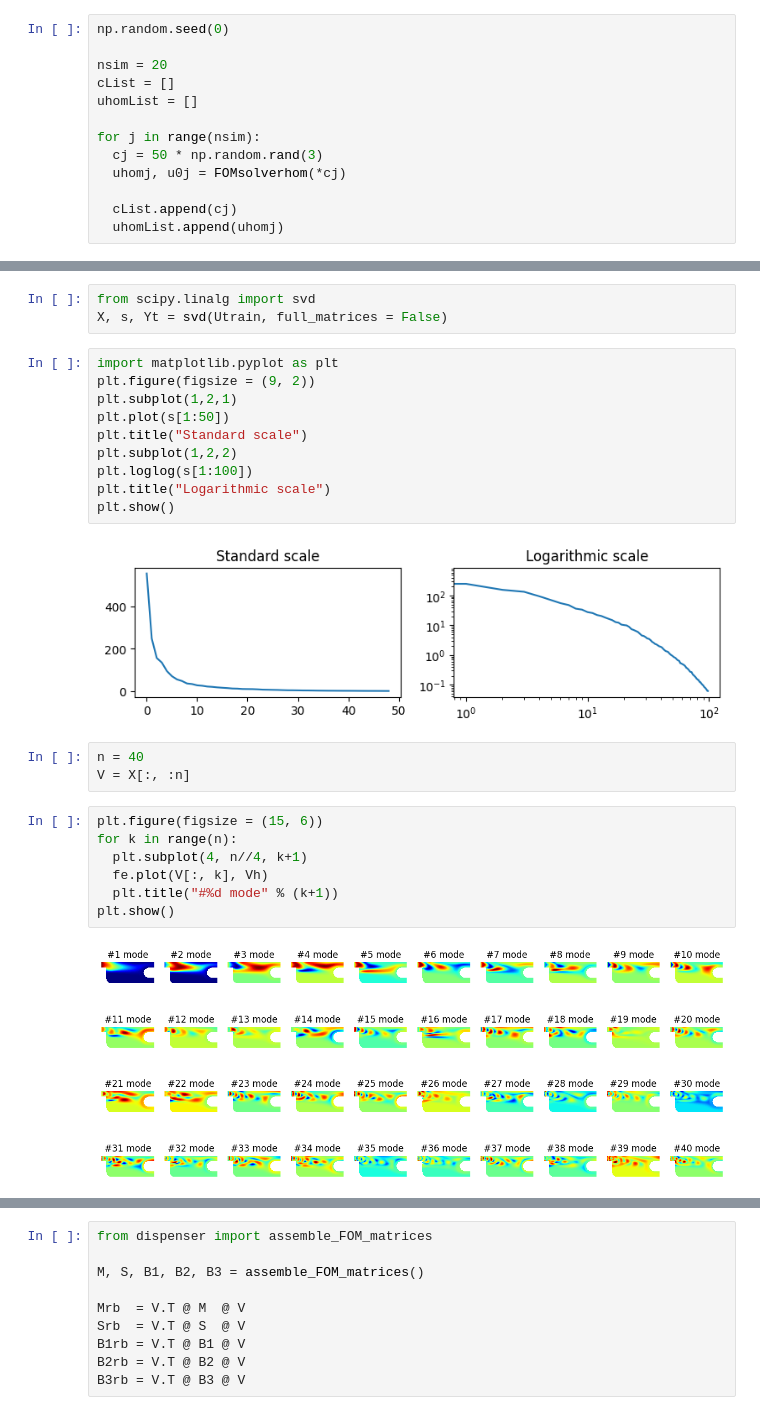
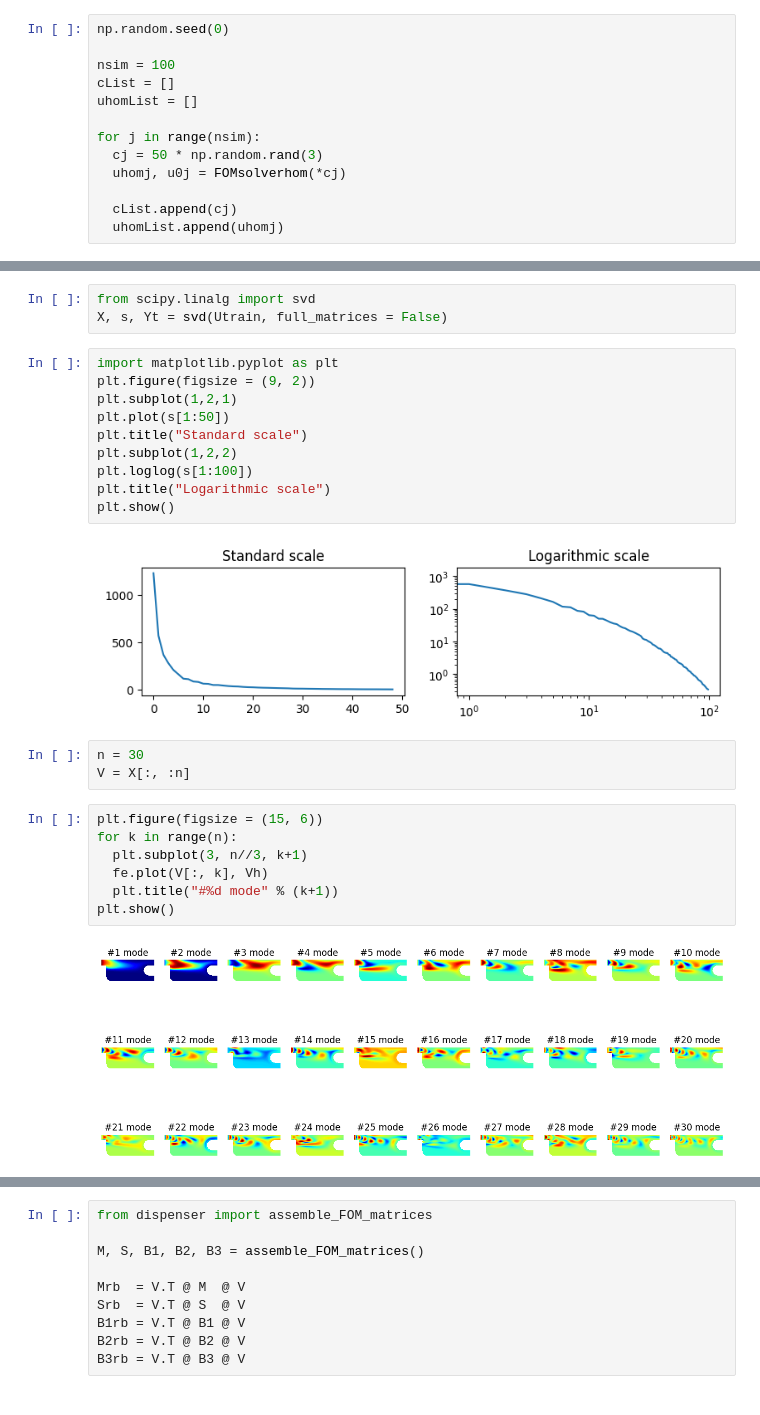
Before and after one commit to Mahshad-RM/MOR, a Jupyter notebook: Assignments_overview_Part_1.ipynb, the cells around one changed output, grey strips where cells are left out. Drawn from its saved outputs; the diff is of its cells as text.

```diff
--- a/Assignments_overview_Part_1.ipynb
+++ b/Assignments_overview_Part_1.ipynb
@@ -85,7 +140,7 @@ print(bottomOutflow(u))
 # %%
 np.random.seed(0)
 
-nsim = 20
+nsim = 100
 cList = []
 uhomList = []
 
@@ -126,19 +181,19 @@ plt.loglog(s[1:100])
 plt.title("Logarithmic scale")
 plt.show()
 # %% [output]
-[figure, old version]
+[figure, new version]
 # %%
-n = 40
+n = 30
 V = X[:, :n]
 # %%
 plt.figure(figsize = (15, 6))
 for k in range(n):
-  plt.subplot(4, n//4, k+1)
+  plt.subplot(3, n//3, k+1)
   fe.plot(V[:, k], Vh)
   plt.title("#%d mode" % (k+1))
 plt.show()
 # %% [output]
-[figure, old version]
+[figure, new version]
 # %%
 from dlroms import num2p
 Utest = uhom[ntrain:].reshape(-1, Vh.dim()).T
```
Also changed, not shown: parts of 16 cells of this notebook.
